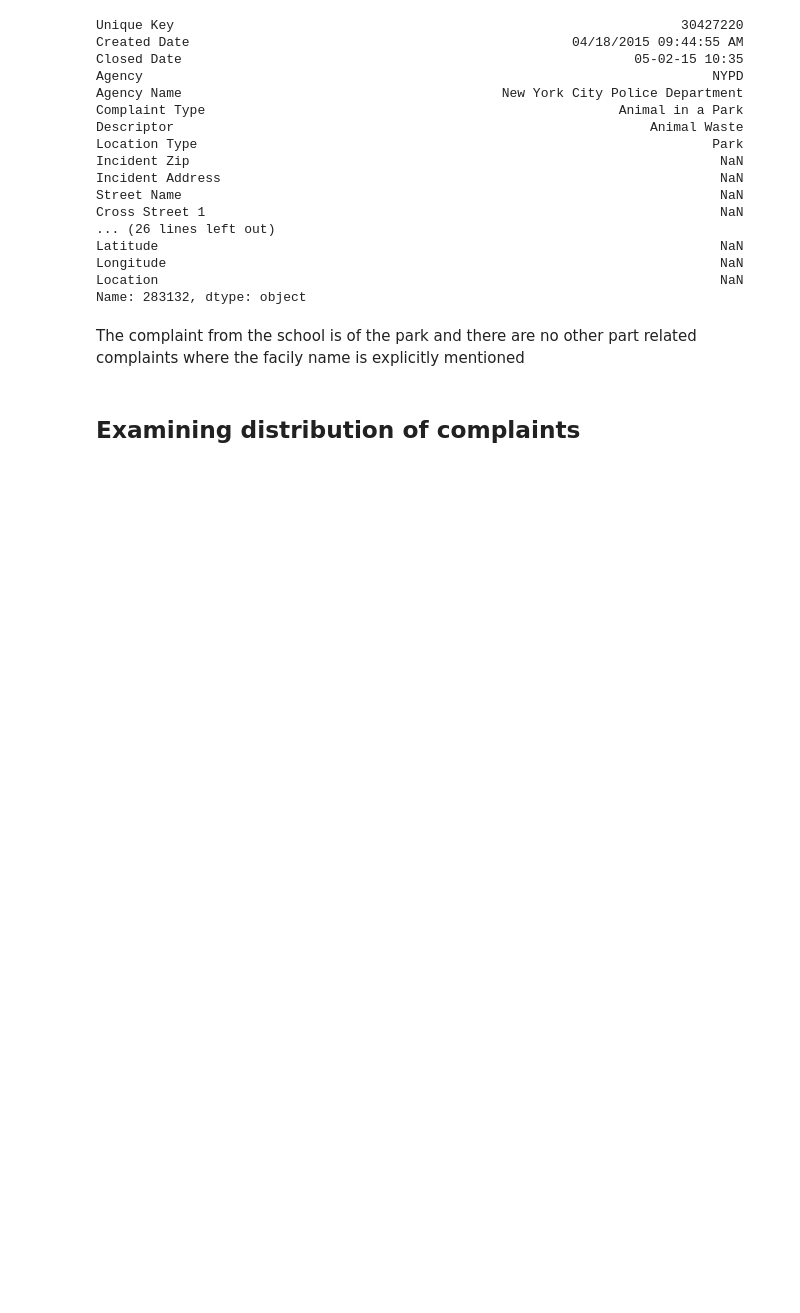
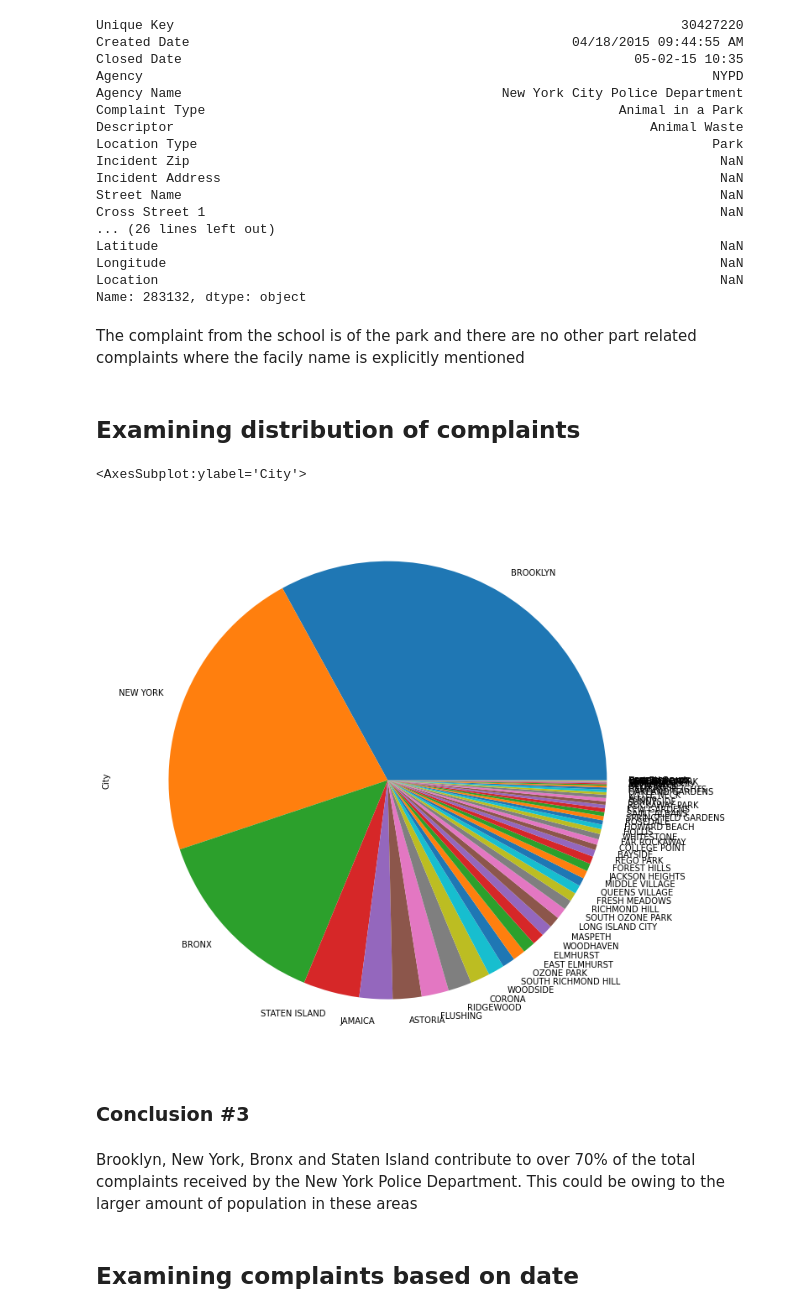
Before and after one commit to satheeshgs/training, a Jupyter notebook: data-sciences/python-training/practice-projects/customer-service-analysis/customer-service-analysis.ipynb, the cells around one changed output. Cells and saved outputs as stored; diff of their text form; code cells hidden in the pictures; blank space fills up the shorter version.

```diff
--- a/data-sciences/python-training/practice-projects/customer-service-analysis/customer-service-analysis.ipynb
+++ b/data-sciences/python-training/practice-projects/customer-service-analysis/customer-service-analysis.ipynb
@@ -254,4 +255,13 @@ The complaint from the school is of the park and there are no other part related
 ## Examining distribution of complaints
 # %%
 #Distribution by city
-df_nyc_requests[""]
+df_nyc_requests["City"].value_counts().plot(kind='pie', figsize =(12,12))
+# %% [output]
+<AxesSubplot:ylabel='City'>
+[figure, added]
+# %% [markdown]
+### Conclusion #3
+# %% [markdown]
+Brooklyn, New York, Bronx and Staten Island contribute to over 70% of the total complaints received by the New York Police Department. This could be owing to the larger amount of population in these areas
+# %% [markdown]
+## Examining complaints based on date
```
Also changed, not shown: parts of 22 cells of this notebook.
